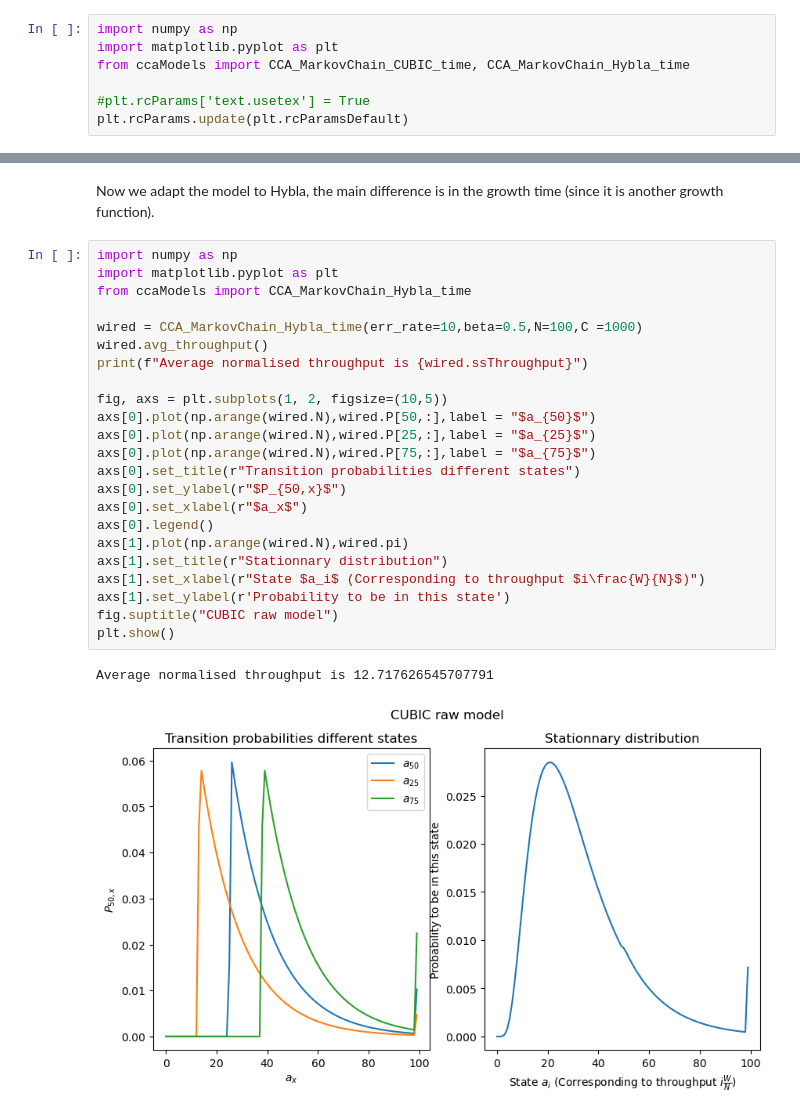
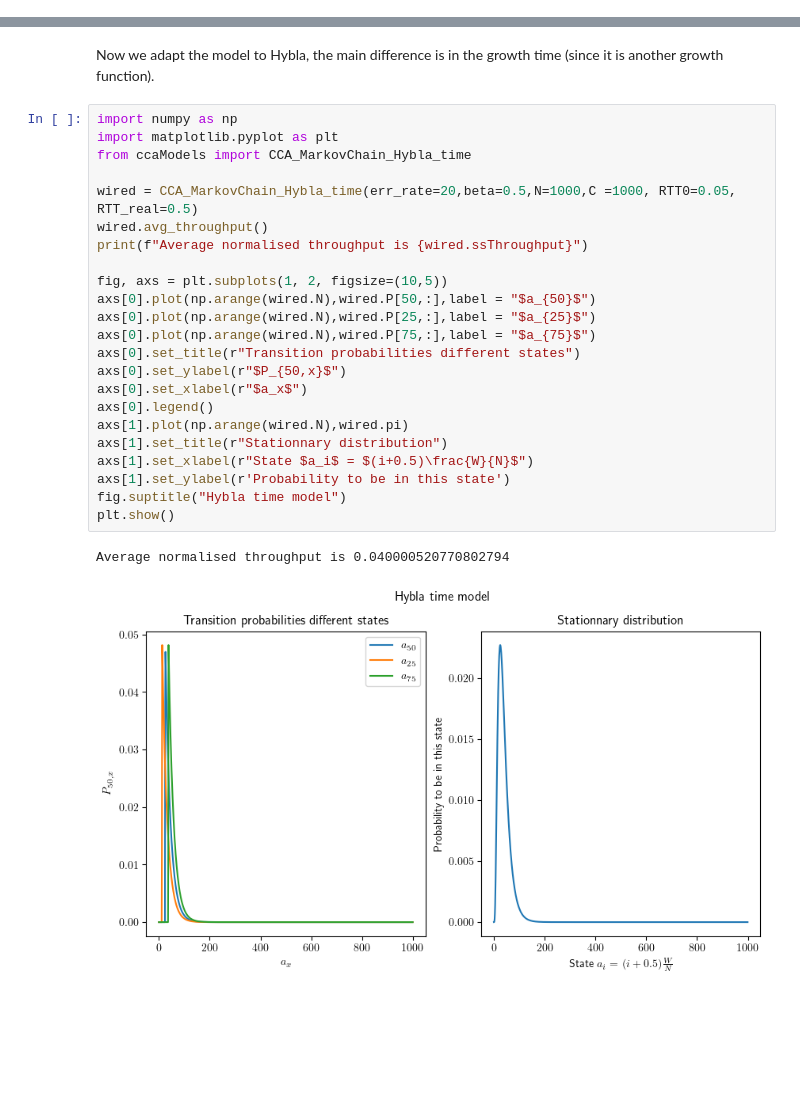
Before and after one commit to megretj/qpepcca, a Jupyter notebook: markovianModel.ipynb, the cells around one changed output, grey strips where cells are left out. Cells and saved outputs as stored; diff of their text form; blank space fills up the shorter version.

```diff
--- a/markovianModel.ipynb
+++ b/markovianModel.ipynb
@@ -5,10 +5,3 @@ This notebook is based on the model presented in the paper by Bao Wong and Leung
 Note: Along the way, we noticed that the model is not very realistic as it assumes a time based error model. However, errors are dependent on the number of packets sent. This is why we propose a new model (that we call the packetBased model). It can be found in the packetBasedMarkovianModel.ipynb file.
 
 ## Implementing the model for CUBIC
-# %%
-import numpy as np
-import matplotlib.pyplot as plt
-from ccaModels import CCA_MarkovChain_CUBIC_time, CCA_MarkovChain_Hybla_time
-
-#plt.rcParams['text.usetex'] = True
-plt.rcParams.update(plt.rcParamsDefault)
@@ -141,27 +204,27 @@ Now we adapt the model to Hybla, the main difference is in the growth time (sinc
 # %%
 import numpy as np
 import matplotlib.pyplot as plt
 from ccaModels import CCA_MarkovChain_Hybla_time
 
-wired = CCA_MarkovChain_Hybla_time(err_rate=10,beta=0.5,N=100,C =1000)
+wired = CCA_MarkovChain_Hybla_time(err_rate=20,beta=0.5,N=1000,C =1000, RTT0=0.05, RTT_real=0.5)
 wired.avg_throughput()
 print(f"Average normalised throughput is {wired.ssThroughput}")
 
 fig, axs = plt.subplots(1, 2, figsize=(10,5))
 axs[0].plot(np.arange(wired.N),wired.P[50,:],label = "$a_{50}$")
 axs[0].plot(np.arange(wired.N),wired.P[25,:],label = "$a_{25}$")
 axs[0].plot(np.arange(wired.N),wired.P[75,:],label = "$a_{75}$")
 axs[0].set_title(r"Transition probabilities different states")
 axs[0].set_ylabel(r"$P_{50,x}$")
 axs[0].set_xlabel(r"$a_x$")
 axs[0].legend()
 axs[1].plot(np.arange(wired.N),wired.pi)
 axs[1].set_title(r"Stationnary distribution")
-axs[1].set_xlabel(r"State $a_i$ (Corresponding to throughput $i\frac{W}{N}$)")
+axs[1].set_xlabel(r"State $a_i$ = $(i+0.5)\frac{W}{N}$")
 axs[1].set_ylabel(r'Probability to be in this state')
-fig.suptitle("CUBIC raw model")
+fig.suptitle("Hybla time model")
 plt.show()
 # %% [output]
-Average normalised throughput is 12.717626545707791
+Average normalised throughput is 0.040000520770802794
-[figure, old version]
+[figure, new version]
 # %%
```
Also changed, not shown: parts of 11 cells of this notebook, 2 other files.
